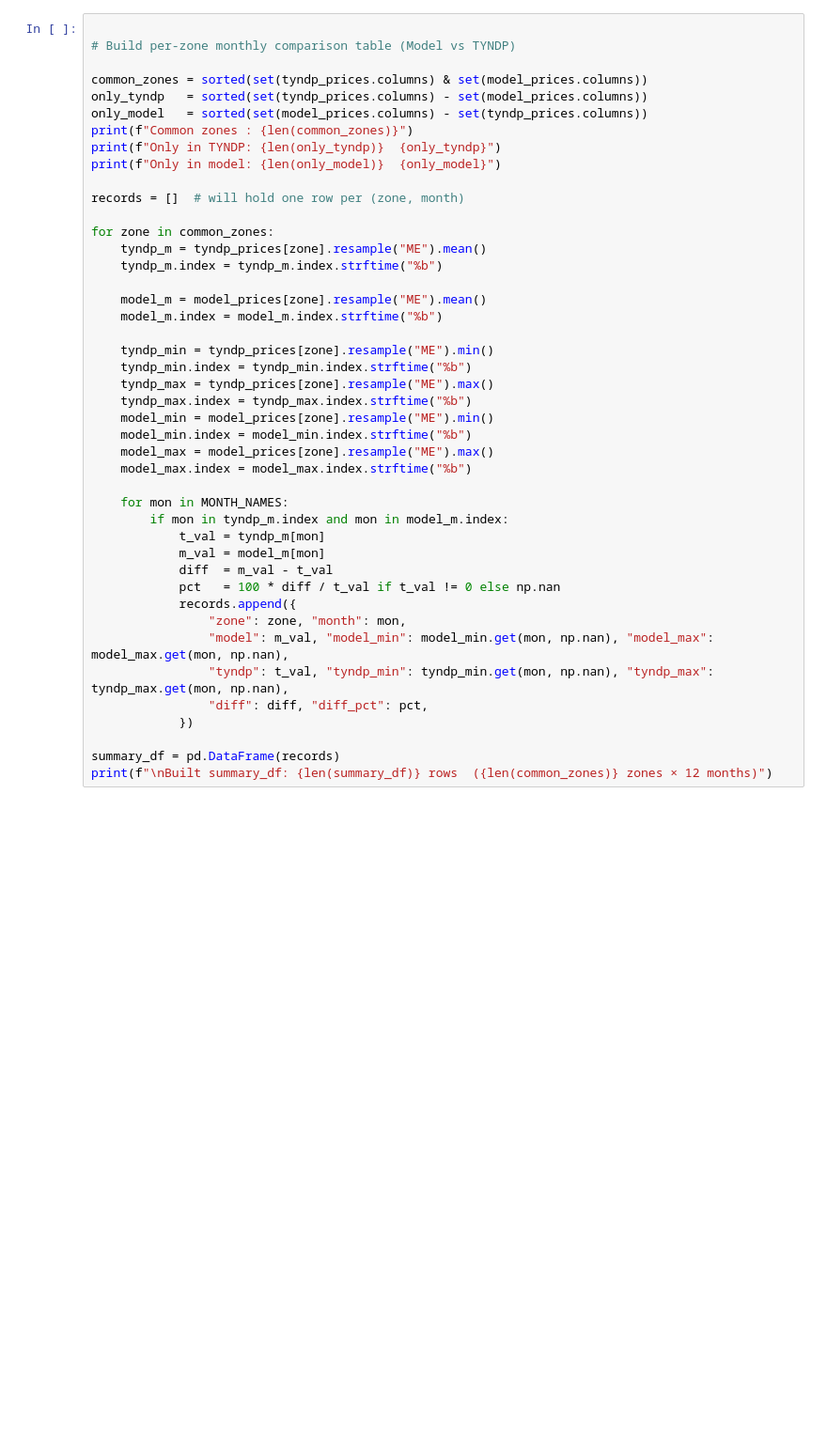
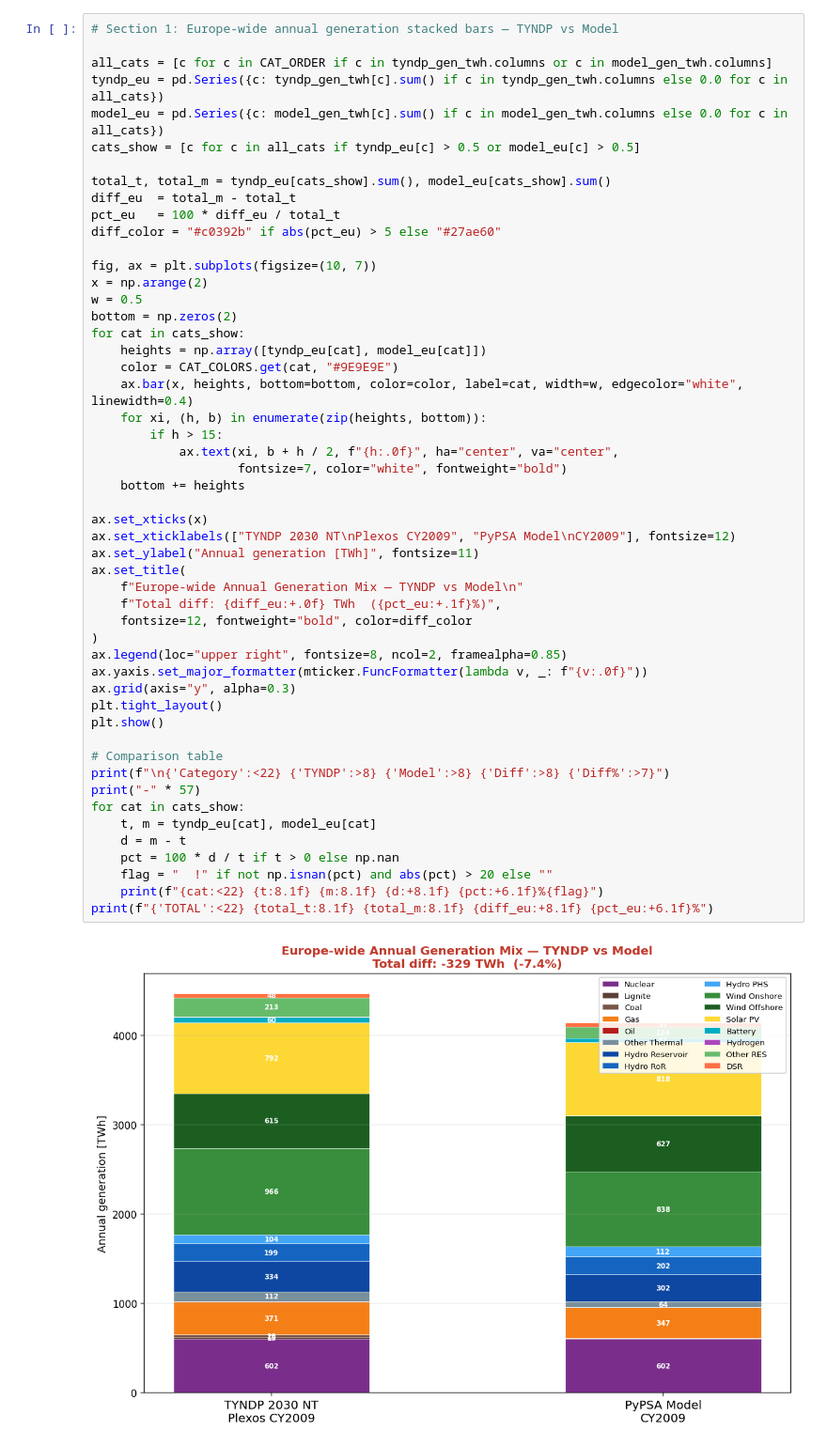
Before and after one commit to mizitean/tuke-thesis, a Jupyter notebook: grid-model/output_analysis.ipynb, the cells around one changed output. Shown at 94% size. Cells and saved outputs as stored; diff of their text form; blank space fills up the shorter version.

```diff
--- a/grid-model/output_analysis.ipynb
+++ b/grid-model/output_analysis.ipynb
@@ -284,45 +631,53 @@ TYNDP data shape: (8736, 77)  (rows=hours, cols=zones)
 # %%
+# Section 1: Europe-wide annual generation stacked bars — TYNDP vs Model
 
-# Build per-zone monthly comparison table (Model vs TYNDP)
+all_cats = [c for c in CAT_ORDER if c in tyndp_gen_twh.columns or c in model_gen_twh.columns]
+tyndp_eu = pd.Series({c: tyndp_gen_twh[c].sum() if c in tyndp_gen_twh.columns else 0.0 for c in all_cats})
+model_eu = pd.Series({c: model_gen_twh[c].sum() if c in model_gen_twh.columns else 0.0 for c in all_cats})
+cats_show = [c for c in all_cats if tyndp_eu[c] > 0.5 or model_eu[c] > 0.5]
 
-common_zones = sorted(set(tyndp_prices.columns) & set(model_prices.columns))
-only_tyndp   = sorted(set(tyndp_prices.columns) - set(model_prices.columns))
-only_model   = sorted(set(model_prices.columns) - set(tyndp_prices.columns))
-print(f"Common zones : {len(common_zones)}")
-print(f"Only in TYNDP: {len(only_tyndp)}  {only_tyndp}")
-print(f"Only in model: {len(only_model)}  {only_model}")
+total_t, total_m = tyndp_eu[cats_show].sum(), model_eu[cats_show].sum()
+diff_eu  = total_m - total_t
+pct_eu   = 100 * diff_eu / total_t
+diff_color = "#c0392b" if abs(pct_eu) > 5 else "#27ae60"
 
-records = []  # will hold one row per (zone, month)
+fig, ax = plt.subplots(figsize=(10, 7))
+x = np.arange(2)
+w = 0.5
+bottom = np.zeros(2)
+for cat in cats_show:
+    heights = np.array([tyndp_eu[cat], model_eu[cat]])
+    color = CAT_COLORS.get(cat, "#9E9E9E")
+    ax.bar(x, heights, bottom=bottom, color=color, label=cat, width=w, edgecolor="white", linewidth=0.4)
+    for xi, (h, b) in enumerate(zip(heights, bottom)):
+        if h > 15:
+            ax.text(xi, b + h / 2, f"{h:.0f}", ha="center", va="center",
+                    fontsize=7, color="white", fontweight="bold")
+    bottom += heights
 
-for zone in common_zones:
-    tyndp_m = tyndp_prices[zone].resample("ME").mean()
-    tyndp_m.index = tyndp_m.index.strftime("%b")
+ax.set_xticks(x)
+ax.set_xticklabels(["TYNDP 2030 NT\nPlexos CY2009", "PyPSA Model\nCY2009"], fontsize=12)
+ax.set_ylabel("Annual generation [TWh]", fontsize=11)
+ax.set_title(
+    f"Europe-wide Annual Generation Mix — TYNDP vs Model\n"
+    f"Total diff: {diff_eu:+.0f} TWh  ({pct_eu:+.1f}%)",
+    fontsize=12, fontweight="bold", color=diff_color
+)
+ax.legend(loc="upper right", fontsize=8, ncol=2, framealpha=0.85)
+ax.yaxis.set_major_formatter(mticker.FuncFormatter(lambda v, _: f"{v:.0f}"))
+ax.grid(axis="y", alpha=0.3)
+plt.tight_layout()
+plt.show()
 
-    model_m = model_prices[zone].resample("ME").mean()
-    model_m.index = model_m.index.strftime("%b")
-
-    tyndp_min = tyndp_prices[zone].resample("ME").min()
-    tyndp_min.index = tyndp_min.index.strftime("%b")
-    tyndp_max = tyndp_prices[zone].resample("ME").max()
-    tyndp_max.index = tyndp_max.index.strftime("%b")
-    model_min = model_prices[zone].resample("ME").min()
-    model_min.index = model_min.index.strftime("%b")
-    model_max = model_prices[zone].resample("ME").max()
-    model_max.index = model_max.index.strftime("%b")
-
-    for mon in MONTH_NAMES:
-        if mon in tyndp_m.index and mon in model_m.index:
-            t_val = tyndp_m[mon]
-            m_val = model_m[mon]
-            diff  = m_val - t_val
-            pct   = 100 * diff / t_val if t_val != 0 else np.nan
-            records.append({
-                "zone": zone, "month": mon,
-                "model": m_val, "model_min": model_min.get(mon, np.nan), "model_max": model_max.get(mon, np.nan),
-                "tyndp": t_val, "tyndp_min": tyndp_min.get(mon, np.nan), "tyndp_max": tyndp_max.get(mon, np.nan),
-                "diff": diff, "diff_pct": pct,
-            })
-
-summary_df = pd.DataFrame(records)
-print(f"\nBuilt summary_df: {len(summary_df)} rows  ({len(common_zones)} zones × 12 months)")
+# Comparison table
+print(f"\n{'Category':<22} {'TYNDP':>8} {'Model':>8} {'Diff':>8} {'Diff%':>7}")
+print("-" * 57)
+for cat in cats_show:
+    t, m = tyndp_eu[cat], model_eu[cat]
+    d = m - t
+    pct = 100 * d / t if t > 0 else np.nan
+    flag = "  !" if not np.isnan(pct) and abs(pct) > 20 else ""
+    print(f"{cat:<22} {t:8.1f} {m:8.1f} {d:+8.1f} {pct:+6.1f}%{flag}")
+print(f"{'TOTAL':<22} {total_t:8.1f} {total_m:8.1f} {diff_eu:+8.1f} {pct_eu:+6.1f}%")
 # %% [output]
+[figure, added]
```
Also changed, not shown: parts of 50 cells of this notebook, 3 other files.
